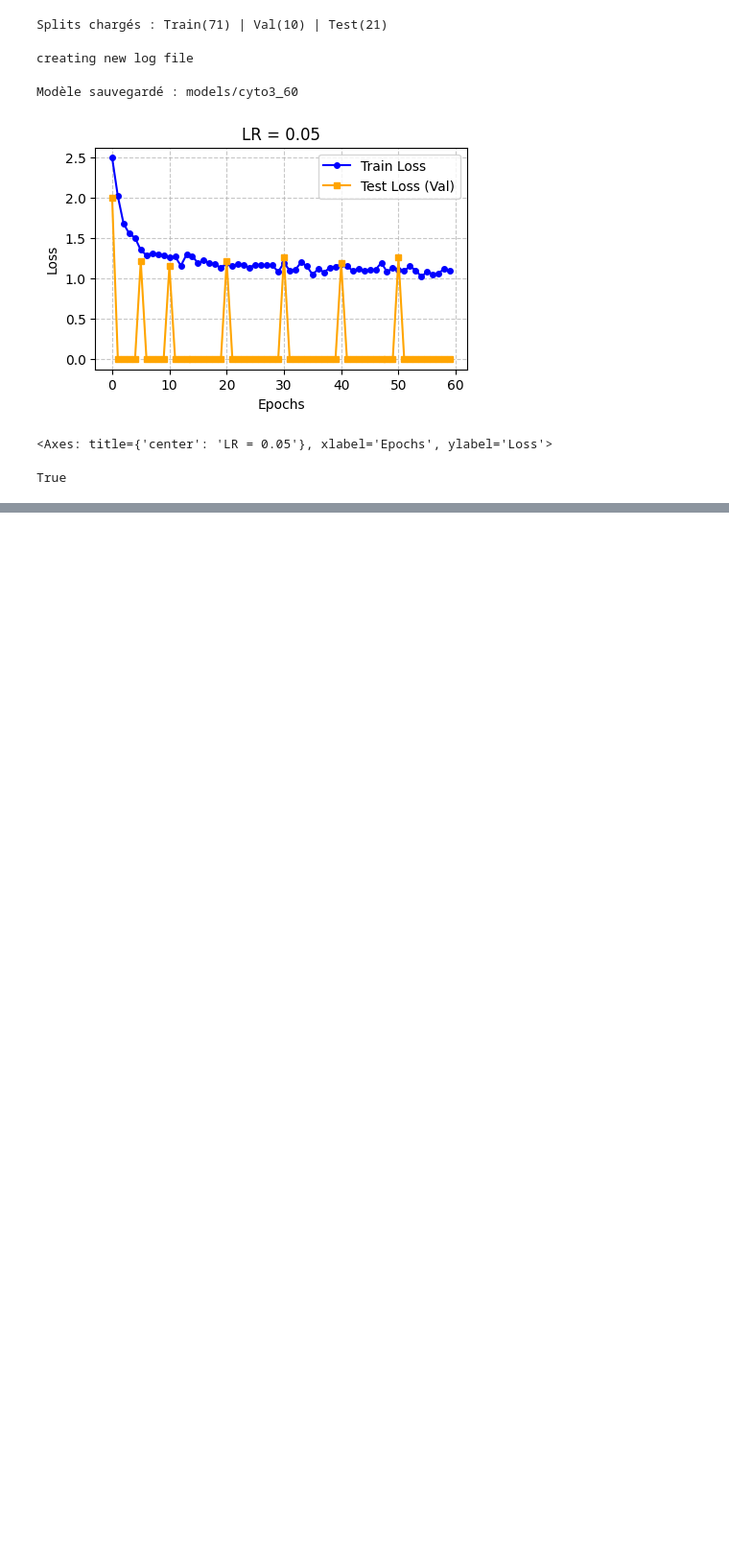
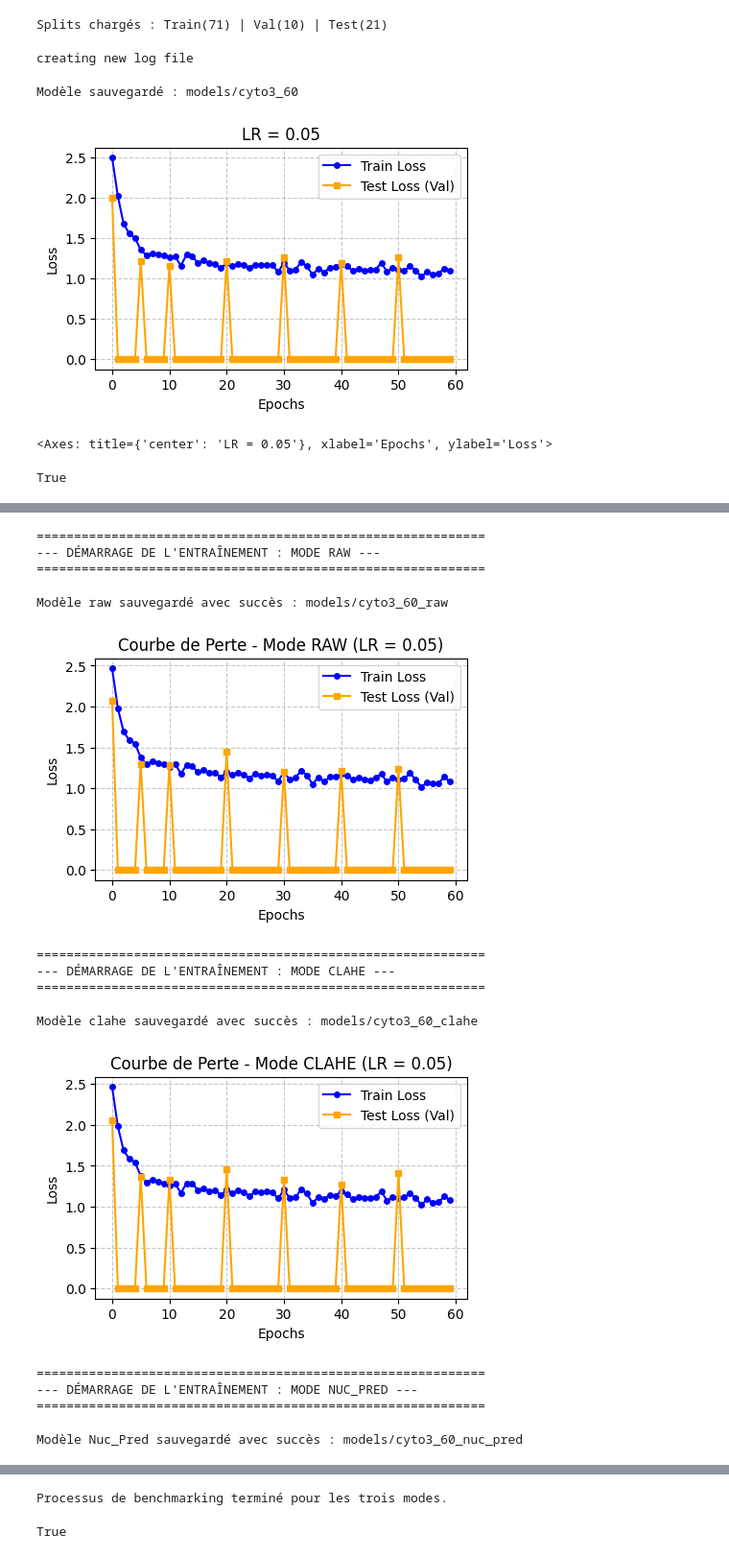
Before and after one commit to GautierGabriel/DIMA, a Jupyter notebook: scripts/cellpose3.ipynb, the cells around one changed output, grey strips where cells are left out. Shown at 96% size. Cells and saved outputs as stored; diff of their text form; code cells hidden in the pictures; blank space fills up the shorter version.

```diff
--- a/scripts/cellpose3.ipynb
+++ b/scripts/cellpose3.ipynb
@@ -295,0 +345,69 @@ Dossier cellpose3_60 envoyé vers /travail/Mines/DIMA/Segmentation/data/predicti
+# %%
+import matplotlib.pyplot as plt
+from cellpose import train, models, io
+
+X_train,Y_train = visualizer.load_channel(ids_train, mode ='Nuc_Pred')
+
+X_val,Y_val   = visualizer.load_channel(ids_val, mode ='Nuc_Pred')
+# %%
+import matplotlib.pyplot as plt
+from cellpose import train, models, io
+
+# Définition des modes à évaluer
+modes_experimentaux = ['raw', 'clahe', 'Nuc_Pred']
+
+io.logger_setup()
+
+for mode_actuel in modes_experimentaux:
+    print(f"\n{'='*60}")
+    print(f"--- DÉMARRAGE DE L'ENTRAÎNEMENT : MODE {mode_actuel.upper()} ---")
+    print(f"{'='*60}")
+
+    # 1. Chargement dynamique des données selon le mode
+    # Utilisation stricte des sets d'entraînement et de validation
+    X_train, Y_train = visualizer.load_channel(ids_train, mode=mode_actuel)
+    X_val, Y_val     = visualizer.load_set(ids_val, mode='Cell')
+
+    # 2. Initialisation d'un modèle neuf à chaque itération
+    model_finetune = models.CellposeModel(model_type='cyto3', gpu=True)
+
+    # Création d'un nom de modèle dynamique pour éviter d'écraser les fichiers
+    nom_modele = f'cyto3_60_{mode_actuel.lower()}'
+
+    # 3. Entraînement
+    model_path, t_loss, v_loss = train.train_seg(
+        model_finetune.net,
+        train_data=X_train,
+        train_labels=Y_train,
+        test_data=X_val,
+        test_labels=Y_val,
+        channels=[1, 2],
+        n_epochs=60,
+        learning_rate=0.05,
+        weight_decay=0.0001,
+        save_path='.',
+        model_name=nom_modele
+    )
+
+    print(f"Modèle {mode_actuel} sauvegardé avec succès : {model_path}")
+
+    # 4. Affichage de la courbe de perte spécifique au mode
+    titre_graphique = f"Courbe de Perte - Mode {mode_actuel.upper()} (LR = 0.05)"
+    visualizer.plot_loss(t_loss, v_loss, title=titre_graphique, show=True)
+
+print("\nProcessus de benchmarking terminé pour les trois modes.")
+# %% [output]
+============================================================
+--- DÉMARRAGE DE L'ENTRAÎNEMENT : MODE RAW ---
+============================================================
+Modèle raw sauvegardé avec succès : models/cyto3_60_raw
+[figure, added]
+============================================================
+--- DÉMARRAGE DE L'ENTRAÎNEMENT : MODE CLAHE ---
+============================================================
+Modèle clahe sauvegardé avec succès : models/cyto3_60_clahe
+[figure, added]
+============================================================
+--- DÉMARRAGE DE L'ENTRAÎNEMENT : MODE NUC_PRED ---
+============================================================
+Modèle Nuc_Pred sauvegardé avec succès : models/cyto3_60_nuc_pred
@@ -295,0 +415,8 @@ Dossier cellpose3_60 envoyé vers /travail/Mines/DIMA/Segmentation/data/predicti
+Processus de benchmarking terminé pour les trois modes.
+# %%
+oc.oc.put_file(
+    '/travail/Mines/DIMA/Segmentation/results/models/cyto3_clahe_60.pth',
+    'models/cyto3_60_clahe'
+)
+# %% [output]
+True
```
Also changed, not shown: parts of 8 cells of this notebook, 4 other files.
